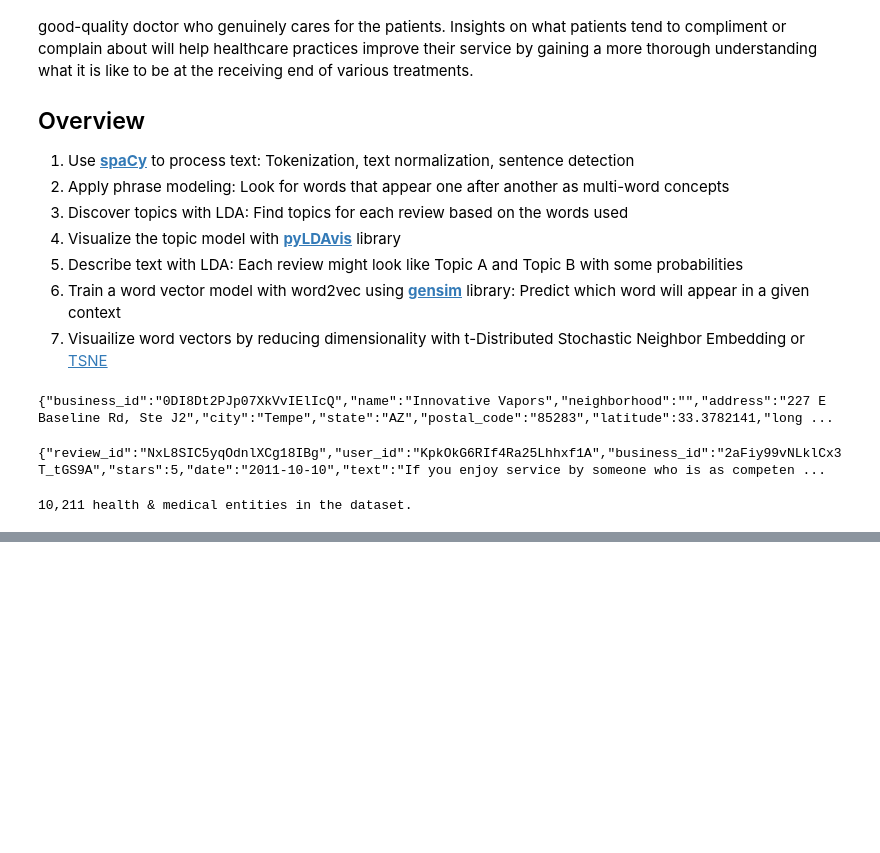
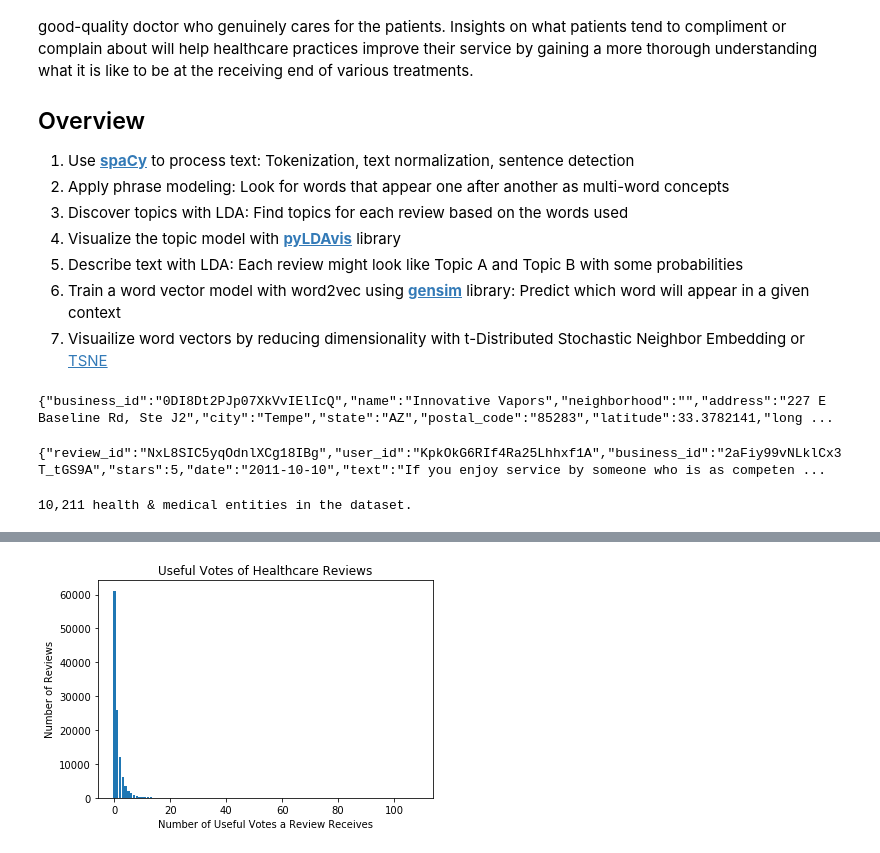
Before and after one commit to andrewjsiu/nlp-project, a Jupyter notebook: analyzing_healthcare_reviews.ipynb, the cells around one changed output, grey strips where cells are left out. Cells and saved outputs as stored; diff of their text form; code cells hidden in the pictures; blank space fills up the shorter version.

```diff
--- a/analyzing_healthcare_reviews.ipynb
+++ b/analyzing_healthcare_reviews.ipynb
@@ -128,0 +141,4 @@ Text from 114,556 healthcare reviews
+# %%
+unique, counts = np.unique(useful, return_counts = True)
+table = pd.DataFrame(np.array((unique,counts)).T, columns=['useful_votes','counts'])
+table.head()
@@ -128,0 +152,8 @@ Text from 114,556 healthcare reviews
+# %%
+plt.bar(unique,counts)
+plt.xlabel('Number of Useful Votes a Review Receives')
+plt.ylabel('Number of Reviews')
+plt.title('Useful Votes of Healthcare Reviews')
+plt.show()
+# %% [output]
+[figure, added]
```
Also changed, not shown: parts of 25 cells of this notebook, 1 other file.
